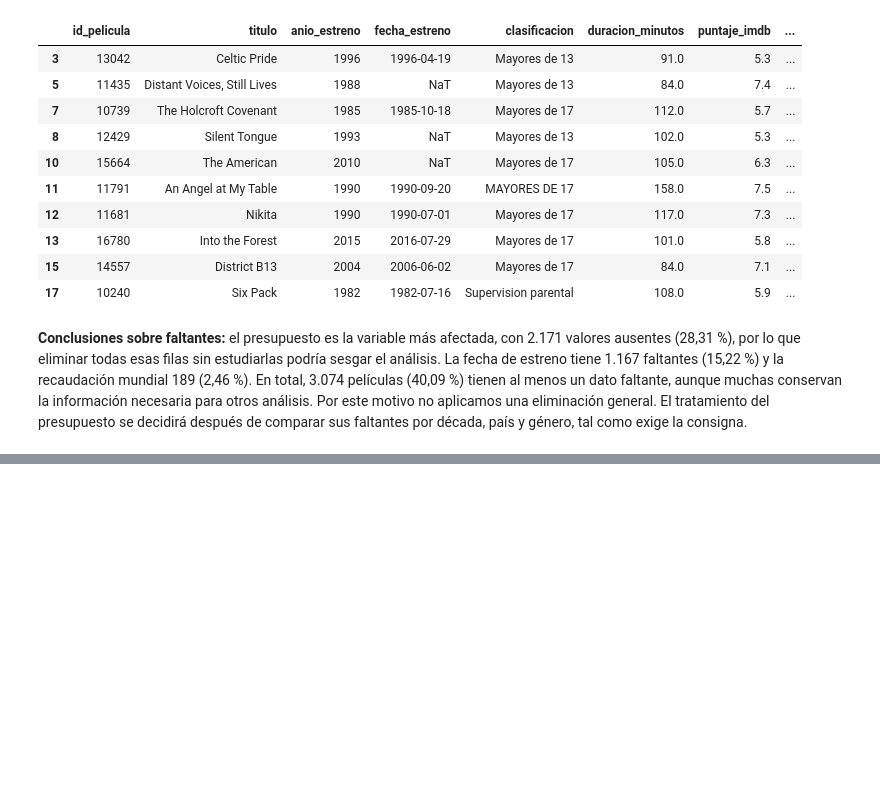
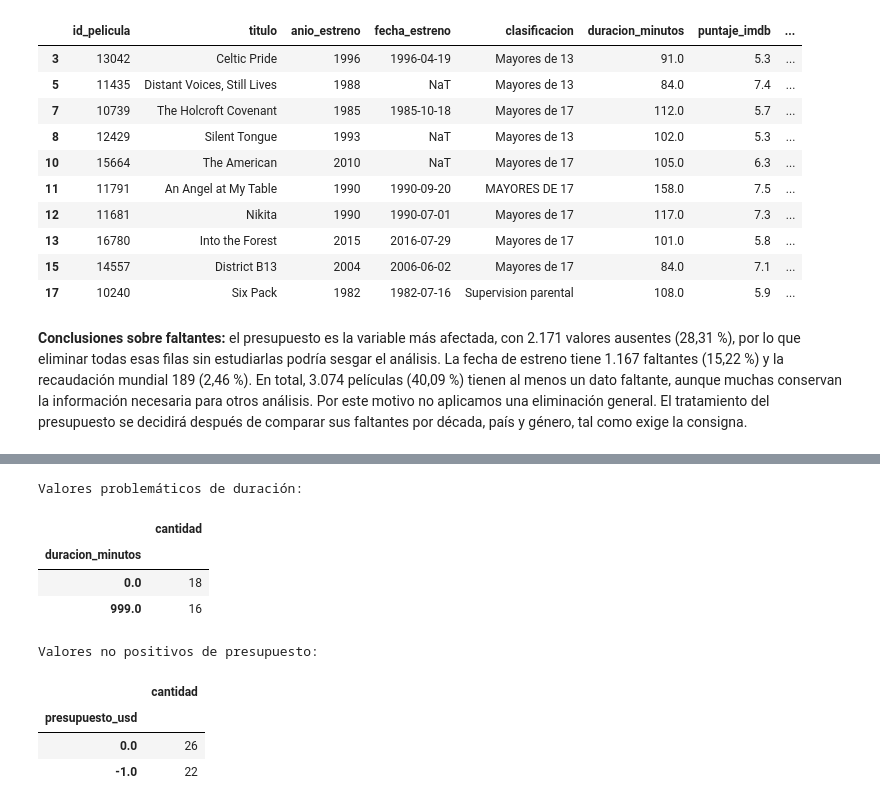
Before and after one commit to alvareezvicente-code/Vicente-Alvarez-programacion-analitica-2, a Jupyter notebook: notebooks/analisis.ipynb, the cells around one changed output, grey strips where cells are left out. Drawn from its saved outputs; the diff is of its cells as text; code cells hidden in the pictures; blank space fills up the shorter version.

```diff
--- a/notebooks/analisis.ipynb
+++ b/notebooks/analisis.ipynb
@@ -422,0 +494,27 @@ ejemplos_filas_con_faltantes
+# %%
+print("Valores problemáticos de duración:")
+display(
+    peliculas_limpias.loc[
+        peliculas_limpias["duracion_minutos"].isin([0, 999]),
+        "duracion_minutos",
+    ].value_counts().rename("cantidad").to_frame()
+)
+
+print("Valores no positivos de presupuesto:")
+display(
+    peliculas_limpias.loc[
+        peliculas_limpias["presupuesto_usd"] <= 0,
+        "presupuesto_usd",
+    ].value_counts().rename("cantidad").to_frame()
+)
+# %% [output]
+Valores problemáticos de duración:
+|  | cantidad |
+| duracion_minutos |  |
+| 0.0 | 18 |
+| 999.0 | 16 |
+Valores no positivos de presupuesto:
+|  | cantidad |
+| presupuesto_usd |  |
+| 0.0 | 26 |
+| -1.0 | 22 |
```
Also changed, not shown: parts of 4 cells of this notebook.
